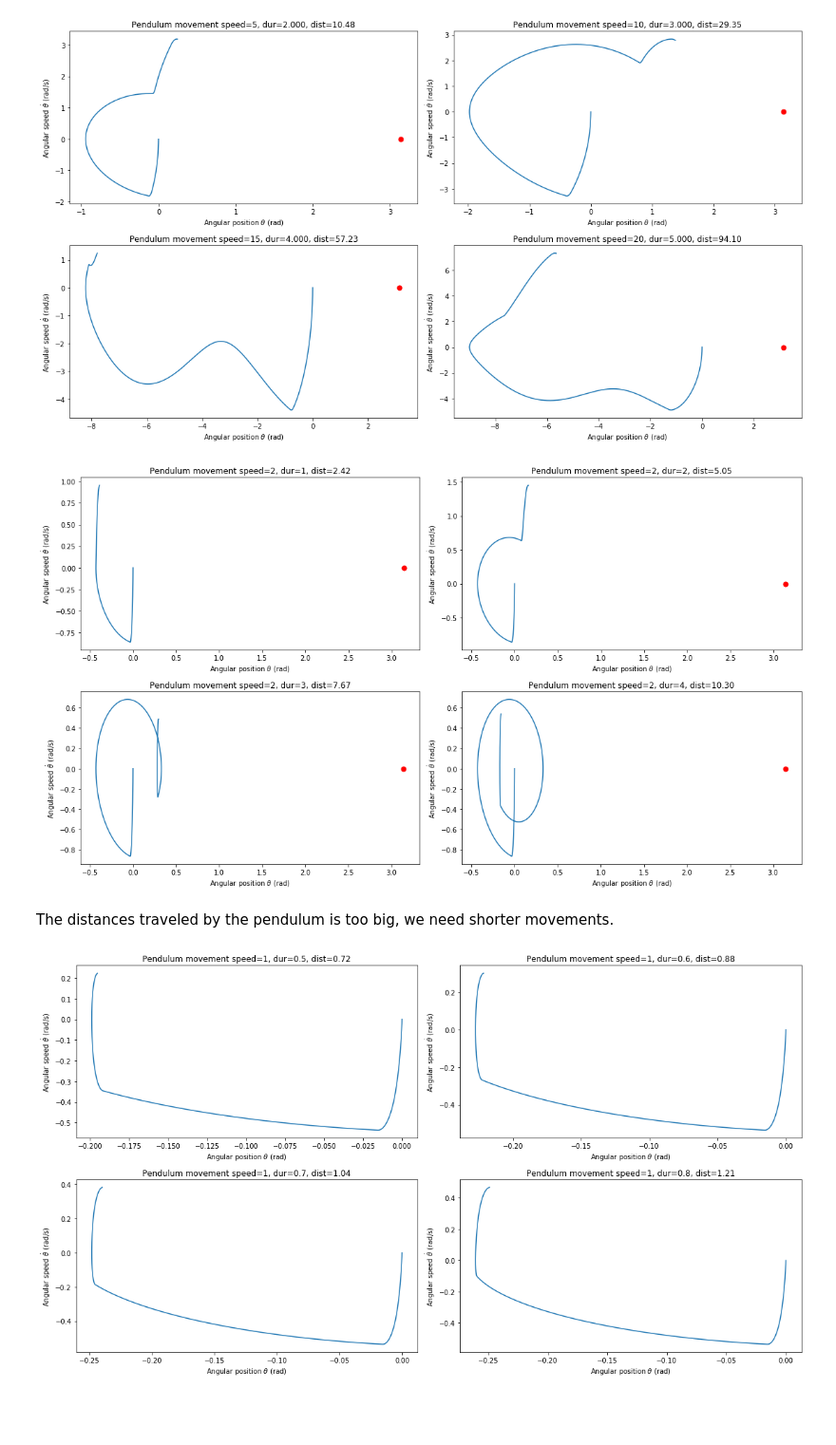
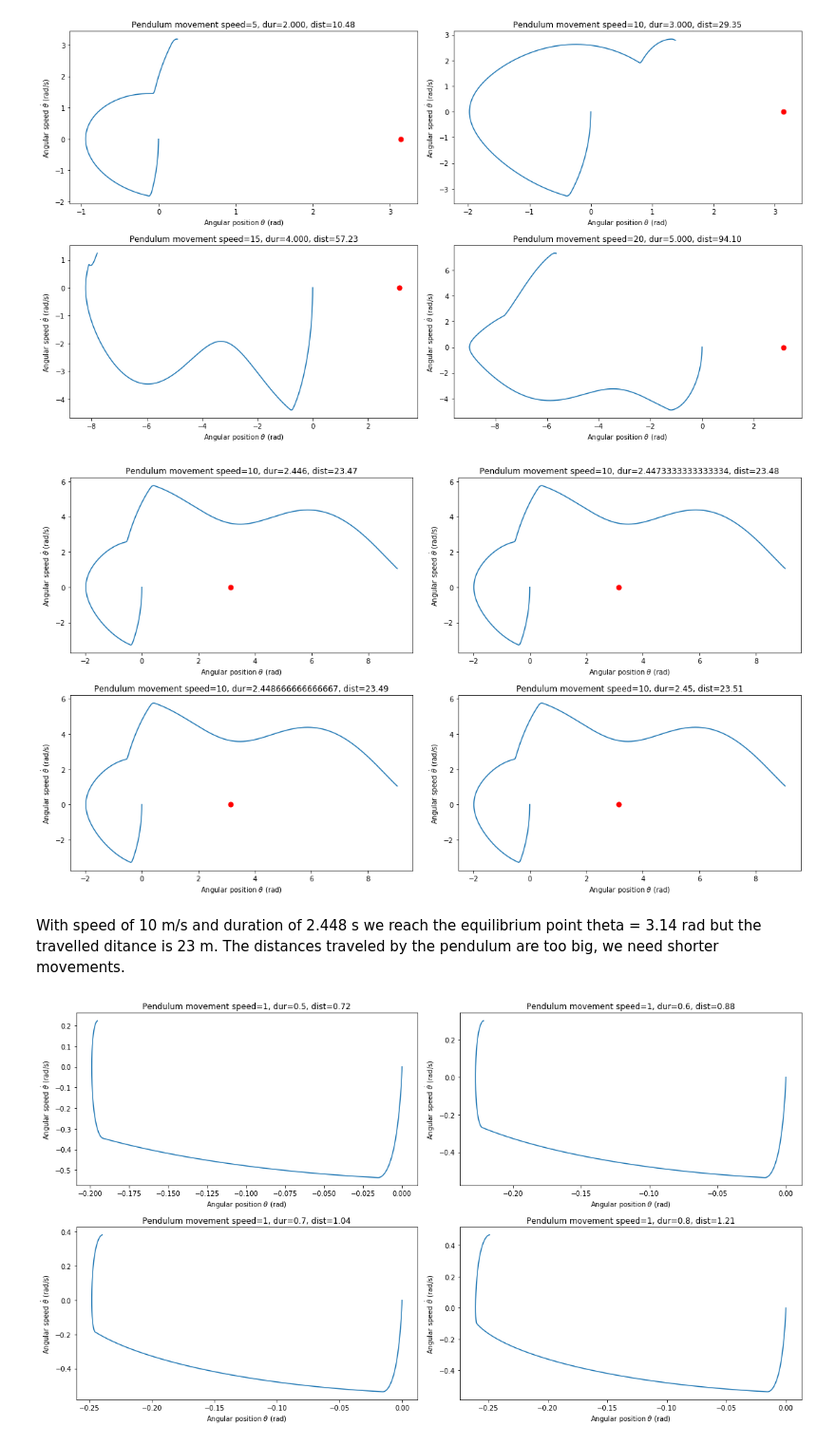
Before and after one commit to mitsyprada/Pendulum-project, a Jupyter notebook: Smart_Systems_Lab_3_answers.ipynb, the cells around one changed output. Shown at 95% size. Drawn from its saved outputs; the diff is of its cells as text; code cells hidden in the pictures; blank space fills up the shorter version.

```diff
--- a/Smart_Systems_Lab_3_answers.ipynb
+++ b/Smart_Systems_Lab_3_answers.ipynb
@@ -618,31 +618,31 @@ plt.show()
 # %% [output]
 [figure]
 # %%
-speeds = [2, 2, 2, 2]
-durations = [1, 2, 3, 4]
+speeds = [10, 10, 10, 10]
+durations = np.linspace(2.446, 2.45, 4) #[2, 3, 5, 10]
 # set the plot
-fig, axs = plt.subplots(2, 2,figsize=(16,9))
+fig, axs = plt.subplots(2, 2, figsize=(16,9))
 ax = axs.reshape(-1)
 # calculate and plot
 for n in range(4):
 
     # trace the movement
     motor = Motor_Acc(direction, speeds[n], durations[n],dt)
-    theta_sum, theta_dot_sum = state_with_motor(durations[n])
+    theta_sum, theta_dot_sum = state_with_motor(2*durations[n])
 
     # plot it
     ax[n].plot(theta_sum, theta_dot_sum)
     ax[n].scatter(np.pi, 0, marker='o', color='red', s=50) # target point
     ax[n].set_title('Pendulum movement speed={}, dur={}, dist={:.2f}'.format(speeds[n], durations[n], motor.dist))
     ax[n].set_xlabel(r'Angular position $\theta$ (rad)')
     ax[n].set_ylabel(r'Angular speed $\dot{\theta}$ (rad/s)')
 
 plt.tight_layout()
 plt.show()
 # %% [output]
-[figure, old version]
+[figure, new version]
-# %% [markdown]
-The distances traveled by the pendulum is too big, we need shorter movements.
+# %% [markdown]
+With speed of 10 m/s and duration of 2.448 s we reach the equilibrium point theta = 3.14 rad but the travelled ditance is 23 m. The distances traveled by the pendulum are too big, we need shorter movements.
 # %%
 
 speeds = [1, 1, 1, 1]
```
Also changed, not shown: parts of 29 cells of this notebook.
